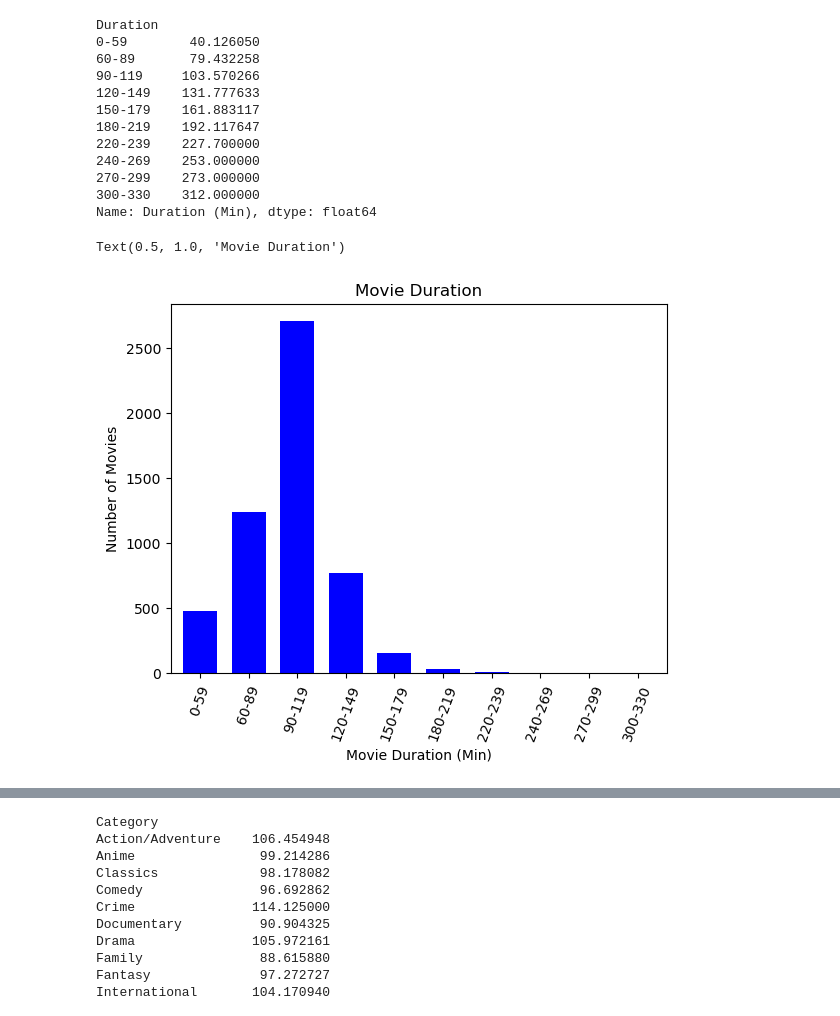
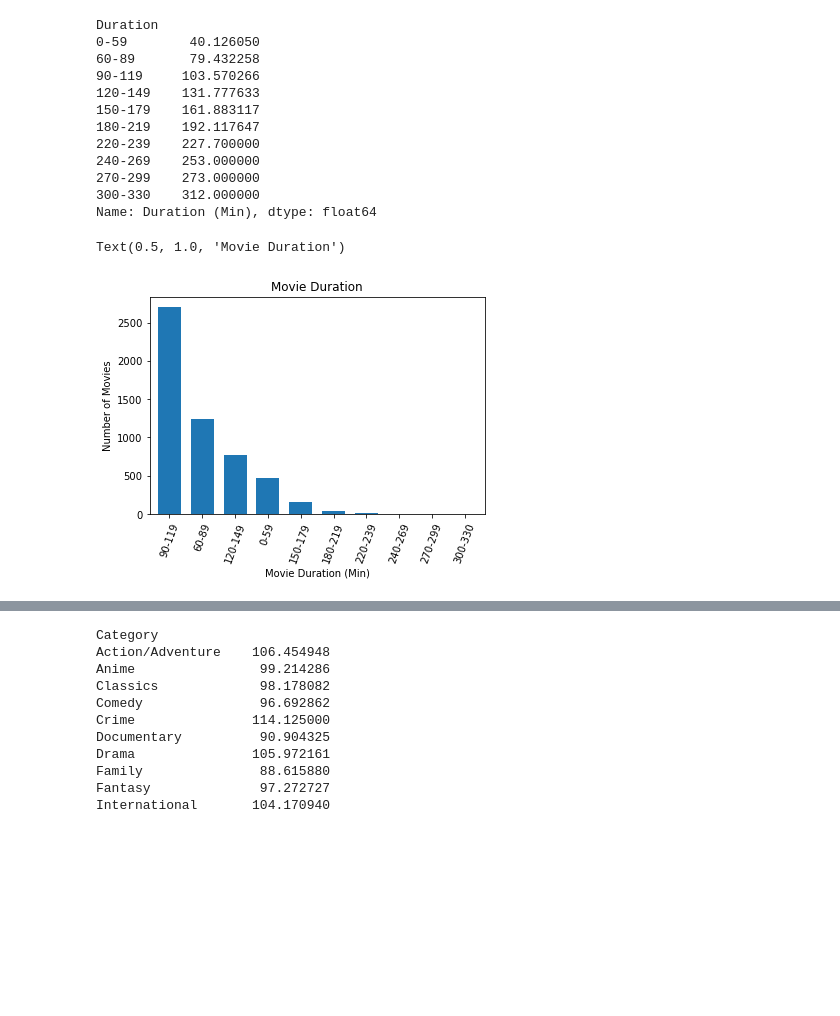
Before and after one commit to Sundakiy/Project-1-Team-2, a Jupyter notebook: Data.ipynb, the cells around one changed output, grey strips where cells are left out. Drawn from its saved outputs; the diff is of its cells as text; code cells hidden in the pictures; blank space fills up the shorter version.

```diff
--- a/Data.ipynb
+++ b/Data.ipynb
@@ -693,15 +686,15 @@ Name: Duration (Min), dtype: float64
 # %%
 #Create a bar chart to demonstrarte whether movie duration (min) have changed between 1942 and 2022.
 
-bar_plot = df_duration_binned["Duration"].value_counts(sort=False).plot.bar(width=0.7, color='b', rot=70)
+bar_plot = df_duration_binned["Duration"].value_counts().plot.bar(width=0.7, rot=70)
 
 #Set Labels
 bar_plot.set_xlabel("Movie Duration (Min)")
 bar_plot.set_ylabel("Number of Movies")
 bar_plot.set_title ("Movie Duration")
 # %% [output]
 Text(0.5, 1.0, 'Movie Duration')
-[figure, old version]
+[figure, new version]
 # %%
 #Question 2 - Movie Genres
 
```
Also changed, not shown: parts of 27 cells of this notebook, 1 other file.
